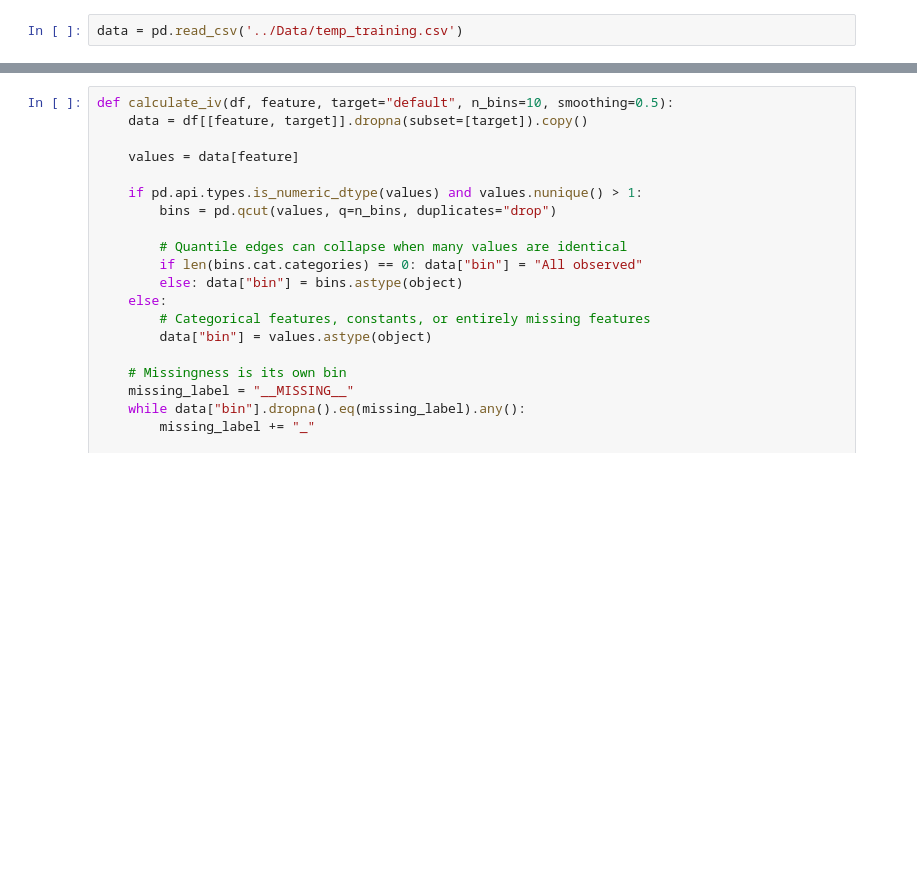
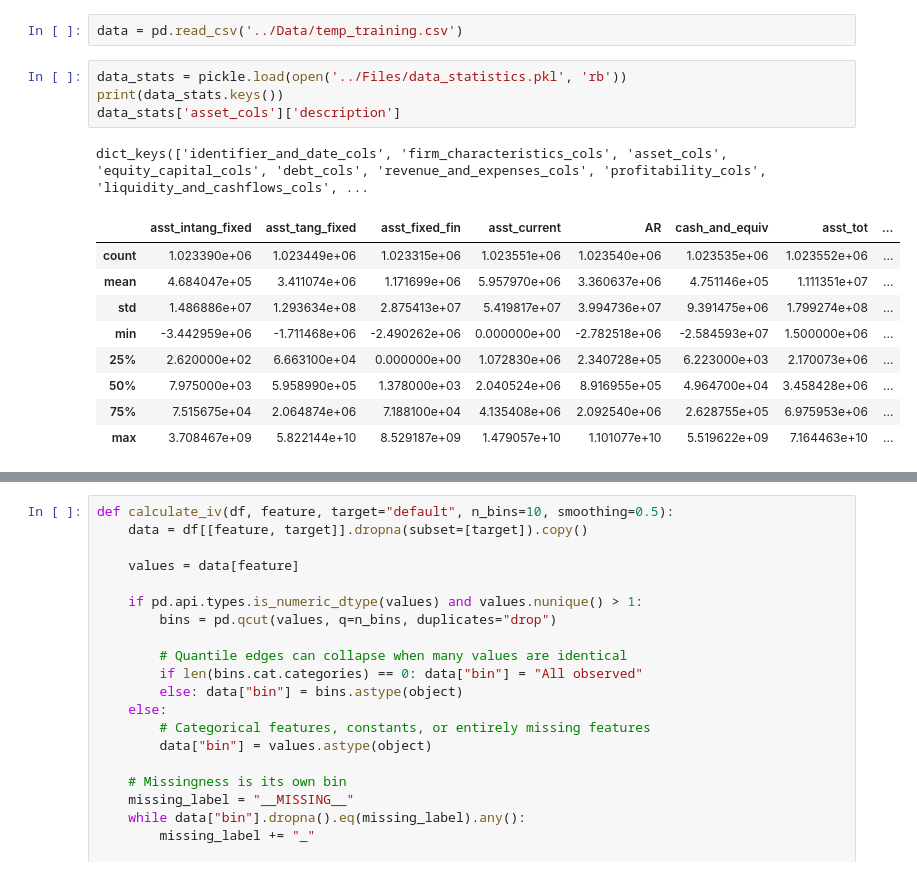
Before and after one commit to Anubhav3084/FinanceML-Course-Project, a Jupyter notebook: Project/Code/EDA.ipynb, the cells around one changed output, grey strips where cells are left out. Drawn from its saved outputs; the diff is of its cells as text; blank space fills up the shorter version.

```diff
--- a/Project/Code/EDA.ipynb
+++ b/Project/Code/EDA.ipynb
@@ -6,3 +6,18 @@ import matplotlib.pyplot as plt
 from utils import *
 # %%
 data = pd.read_csv('../Data/temp_training.csv')
+# %%
+data_stats = pickle.load(open('../Files/data_statistics.pkl', 'rb'))
+print(data_stats.keys())
+data_stats['asset_cols']['description']
+# %% [output]
+dict_keys(['identifier_and_date_cols', 'firm_characteristics_cols', 'asset_cols', 'equity_capital_cols', 'debt_cols', 'revenue_and_expenses_cols', 'profitability_cols', 'liquidity_and_cashflows_cols', ...
+|  | asst_intang_fixed | asst_tang_fixed | asst_fixed_fin | asst_current | AR | cash_and_equiv | asst_tot | ... |
+| count | 1.023390e+06 | 1.023449e+06 | 1.023315e+06 | 1.023551e+06 | 1.023540e+06 | 1.023535e+06 | 1.023552e+06 | ... |
+| mean | 4.684047e+05 | 3.411074e+06 | 1.171699e+06 | 5.957970e+06 | 3.360637e+06 | 4.751146e+05 | 1.111351e+07 | ... |
+| std | 1.486886e+07 | 1.293634e+08 | 2.875413e+07 | 5.419817e+07 | 3.994736e+07 | 9.391475e+06 | 1.799274e+08 | ... |
+| min | -3.442959e+06 | -1.711468e+06 | -2.490262e+06 | 0.000000e+00 | -2.782518e+06 | -2.584593e+07 | 1.500000e+06 | ... |
+| 25% | 2.620000e+02 | 6.663100e+04 | 0.000000e+00 | 1.072830e+06 | 2.340728e+05 | 6.223000e+03 | 2.170073e+06 | ... |
+| 50% | 7.975000e+03 | 5.958990e+05 | 1.378000e+03 | 2.040524e+06 | 8.916955e+05 | 4.964700e+04 | 3.458428e+06 | ... |
+| 75% | 7.515675e+04 | 2.064874e+06 | 7.188100e+04 | 4.135408e+06 | 2.092540e+06 | 2.628755e+05 | 6.975953e+06 | ... |
+| max | 3.708467e+09 | 5.822144e+10 | 8.529187e+09 | 1.479057e+10 | 1.101077e+10 | 5.519622e+09 | 7.164463e+10 | ... |
```
Also changed, not shown: parts of 4 cells of this notebook, 1 other file.
